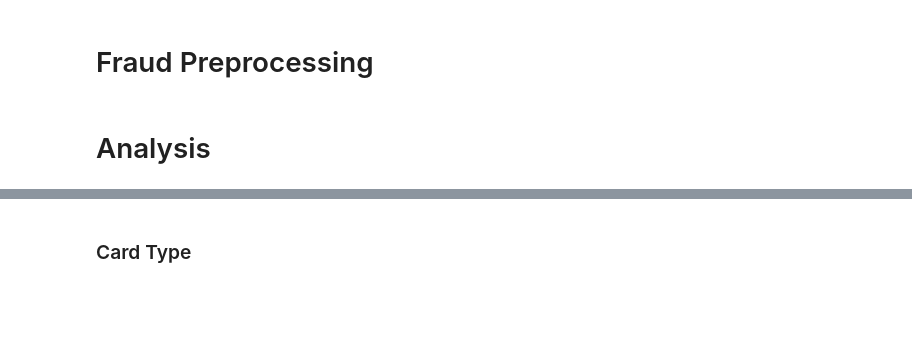
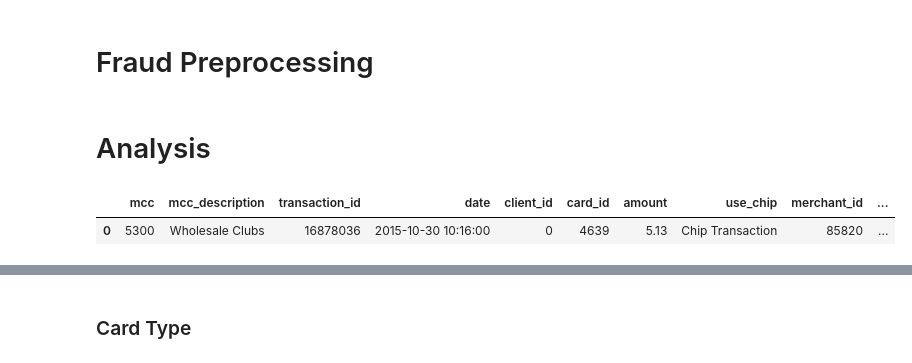
Before and after one commit to AAIAsy/fraud_detection, a Jupyter notebook: who-dunnit-2.ipynb, the cells around one changed output, grey strips where cells are left out. Drawn from its saved outputs; the diff is of its cells as text; code cells hidden in the pictures; blank space fills up the shorter version.

Commit message:
show analysis output

```diff
--- a/who-dunnit-2.ipynb
+++ b/who-dunnit-2.ipynb
@@ -88,0 +94,5 @@ analysis_not_fraud_df.shape, analysis_fraud_df.shape
+# %%
+analysis_fraud_df.head(1)
+# %% [output]
+|  | mcc | mcc_description | transaction_id | date | client_id | card_id | amount | use_chip | merchant_id | ... |
+| 0 | 5300 | Wholesale Clubs | 16878036 | 2015-10-30 10:16:00 | 0 | 4639 | 5.13 | Chip Transaction | 85820 | ... |
```
Also changed, not shown: parts of 23 cells of this notebook.
